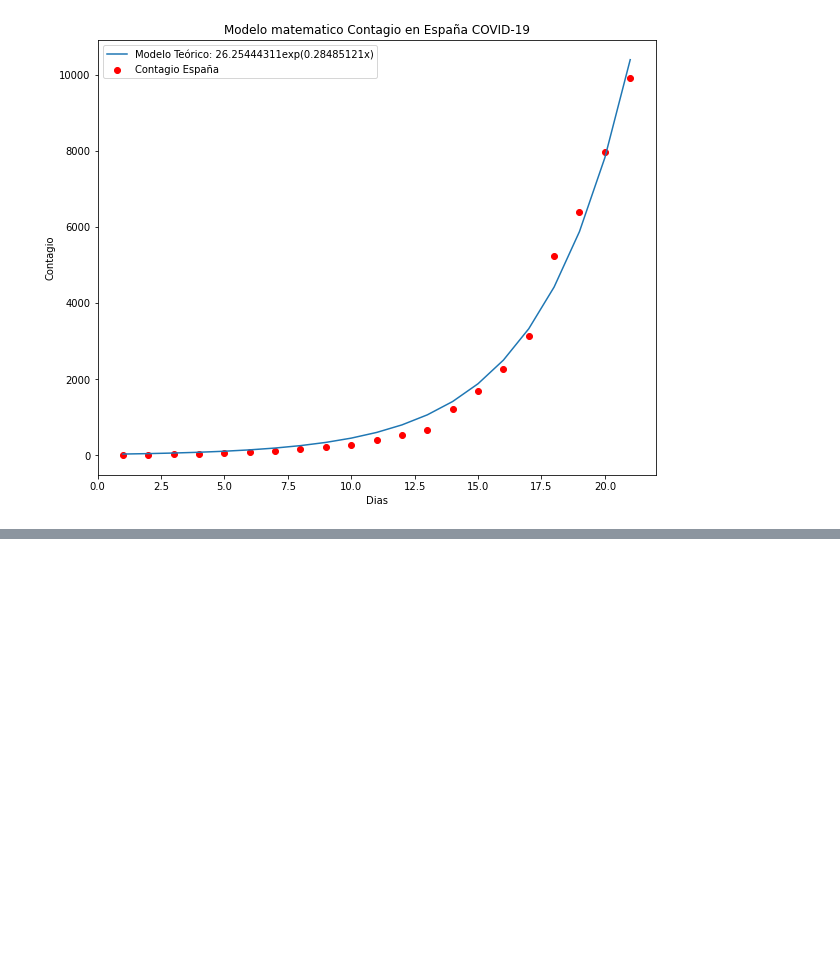
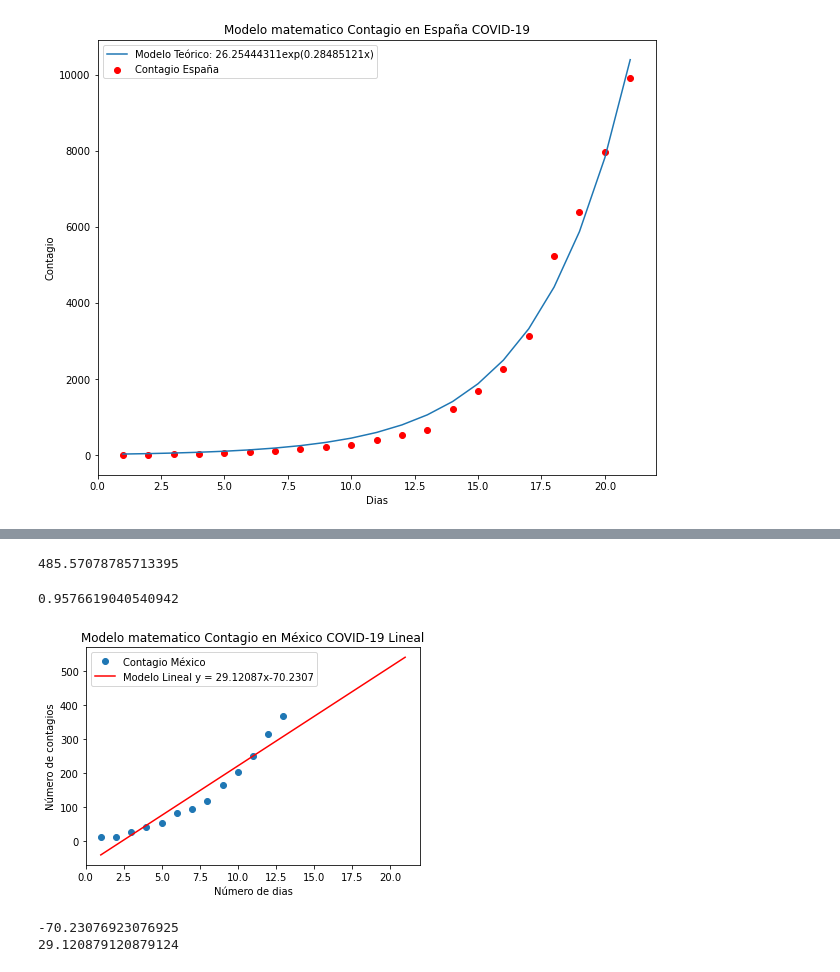
Before and after one commit to Physicworld/COVID19, a Jupyter notebook: Modelo__contagio_COVID_19.ipynb, the cells around one changed output, grey strips where cells are left out. Saved outputs shown, nothing was run; the diff lists cells and outputs as text; code cells hidden in the pictures; blank space fills up the shorter version.

```diff
--- a/Modelo__contagio_COVID_19.ipynb
+++ b/Modelo__contagio_COVID_19.ipynb
@@ -90,0 +86,26 @@ plt.show()
+# %%
+ym_teorica =18.92050361*np.exp(0.23179135*14)
+ym_teorica
+# %% [output]
+485.57078785713395
+# %%
+ slope, intercept, r_value, p_value, std_err = linregress(xm, ym)
+# %%
+plt.plot(xm, ym, 'o', label='Contagio México')
+plt.plot(x, intercept + slope*x, 'r', label='Modelo Lineal y = 29.12087x-70.2307')
+print(r_value)
+plt.title("Modelo matematico Contagio en México COVID-19 Lineal")
+plt.xlabel("Número de dias")
+plt.ylabel("Número de contagios")
+plt.savefig("Modelo Matemático Mexico Lineal")
+plt.legend()
+plt.show()
+# %% [output]
+0.9576619040540942
+[figure, added]
+# %%
+print(intercept)
+print(slope)
+# %% [output]
+-70.23076923076925
+29.120879120879124
```
Also changed, not shown: parts of 7 cells of this notebook.
